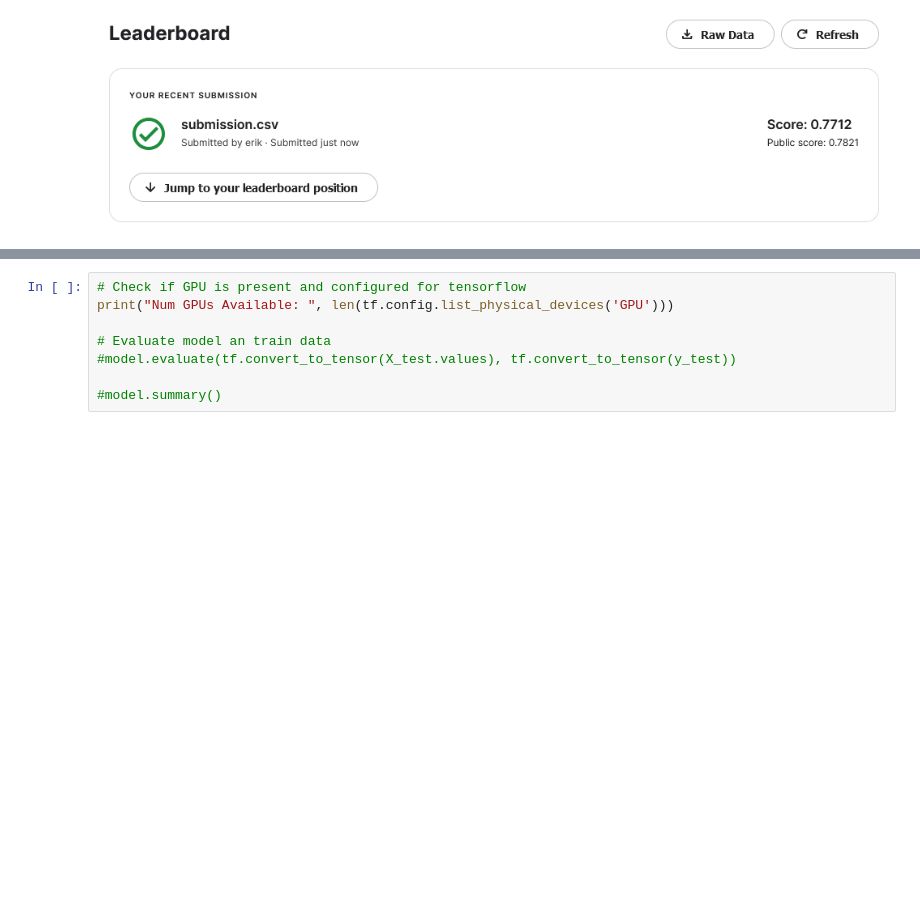
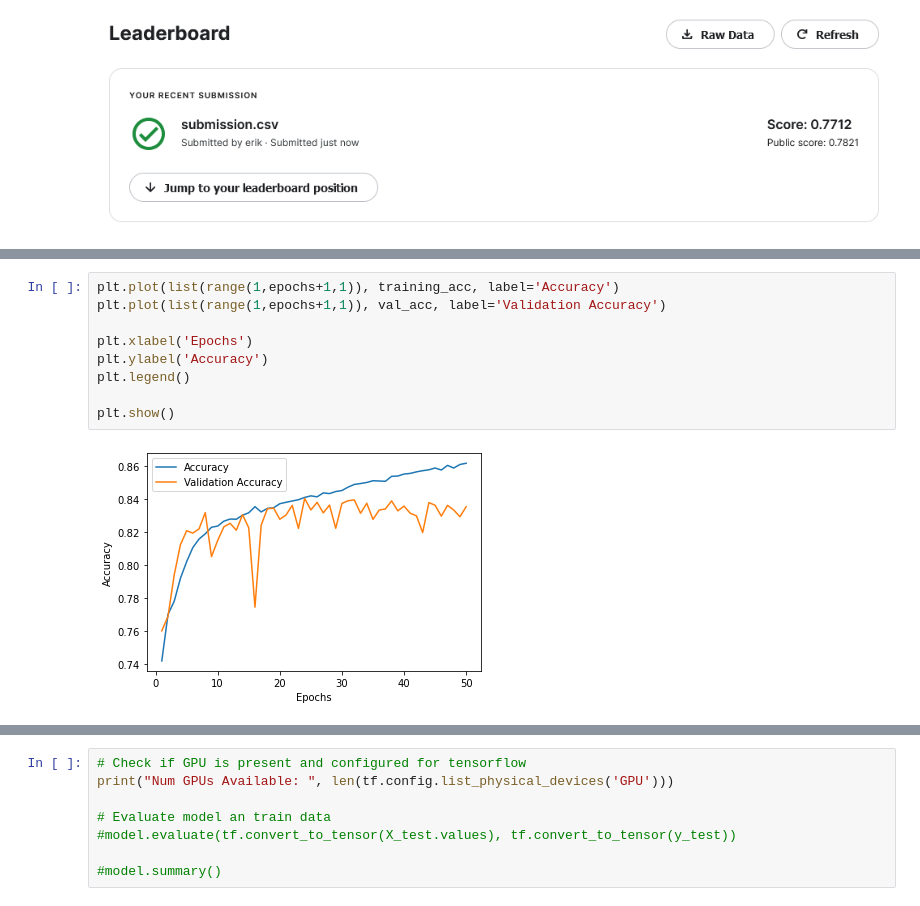
Before and after one commit to cloud-erik/5511, a Jupyter notebook: cancer_detect.ipynb, the cells around one changed output, grey strips where cells are left out. Drawn from its saved outputs; the diff is of its cells as text; blank space fills up the shorter version.

```diff
--- a/cancer_detect.ipynb
+++ b/cancer_detect.ipynb
@@ -531,0 +555,11 @@ plt.show()
+# %%
+plt.plot(list(range(1,epochs+1,1)), training_acc, label='Accuracy')
+plt.plot(list(range(1,epochs+1,1)), val_acc, label='Validation Accuracy')
+
+plt.xlabel('Epochs')
+plt.ylabel('Accuracy')
+plt.legend()
+
+plt.show()
+# %% [output]
+[figure, added]
```
Also changed, not shown: parts of 23 cells of this notebook.
